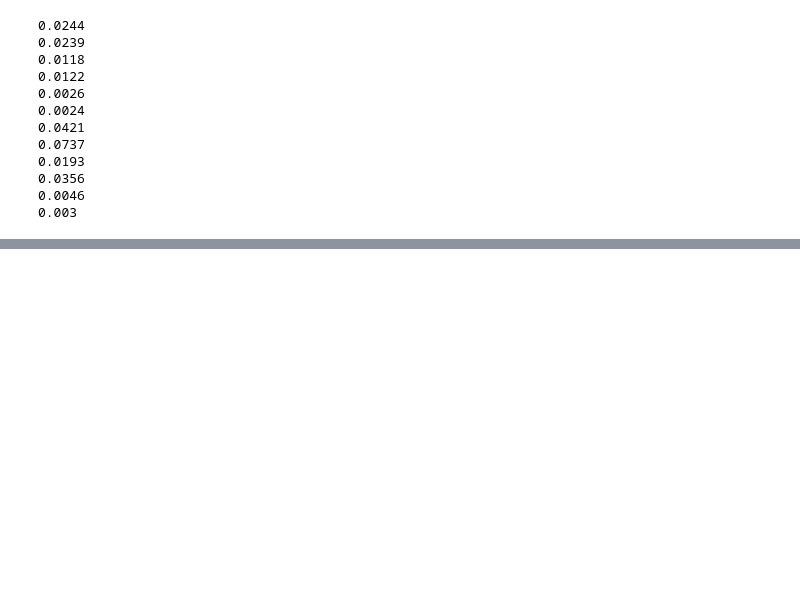
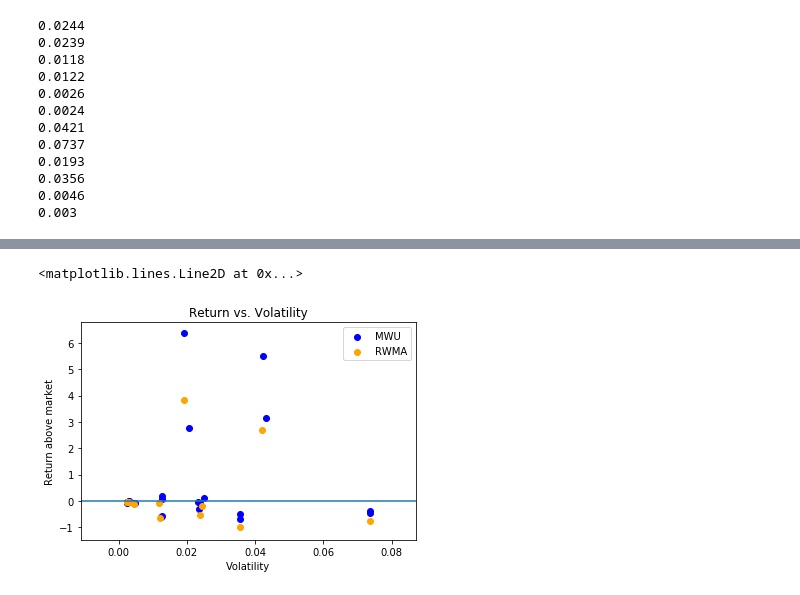
Before and after one commit to soujanyaduggirala/OnlineLearningStockPortfolios, a Jupyter notebook: Volatilities.ipynb, the cells around one changed output, grey strips where cells are left out. Cells and saved outputs as stored; diff of their text form; code cells hidden in the pictures; blank space fills up the shorter version.

Commit message:
Update with hedge volatilities, make more graphs

```diff
--- a/Volatilities.ipynb
+++ b/Volatilities.ipynb
@@ -64,0 +71,3 @@ for a in ['lowvol','highvol']:
+# %%
+data = pd.read_csv('fulldata.csv')
+data
@@ -64,0 +92,17 @@ for a in ['lowvol','highvol']:
+# %%
+fig,ax = plt.subplots()
+colors = ['blue','orange']
+for i,val in enumerate(['MWU','RWMA']):
+    x = data['Volatility'][data['Algorithm']==val]
+    y = data['Return above market'][data['Algorithm']==val]
+    ax.scatter(x,y,c=colors[i],label=val)
+
+ax.legend()
+ax.set_title('Return vs. Volatility')
+ax.set_xlabel('Volatility')
+ax.set_ylabel('Return above market')
+ax.axhline(y=0)
+#ax.spines['bottom'].set_position('zero')
+# %% [output]
+<matplotlib.lines.Line2D at 0x...>
+[figure, added]
```
Also changed, not shown: parts of 8 cells of this notebook.
